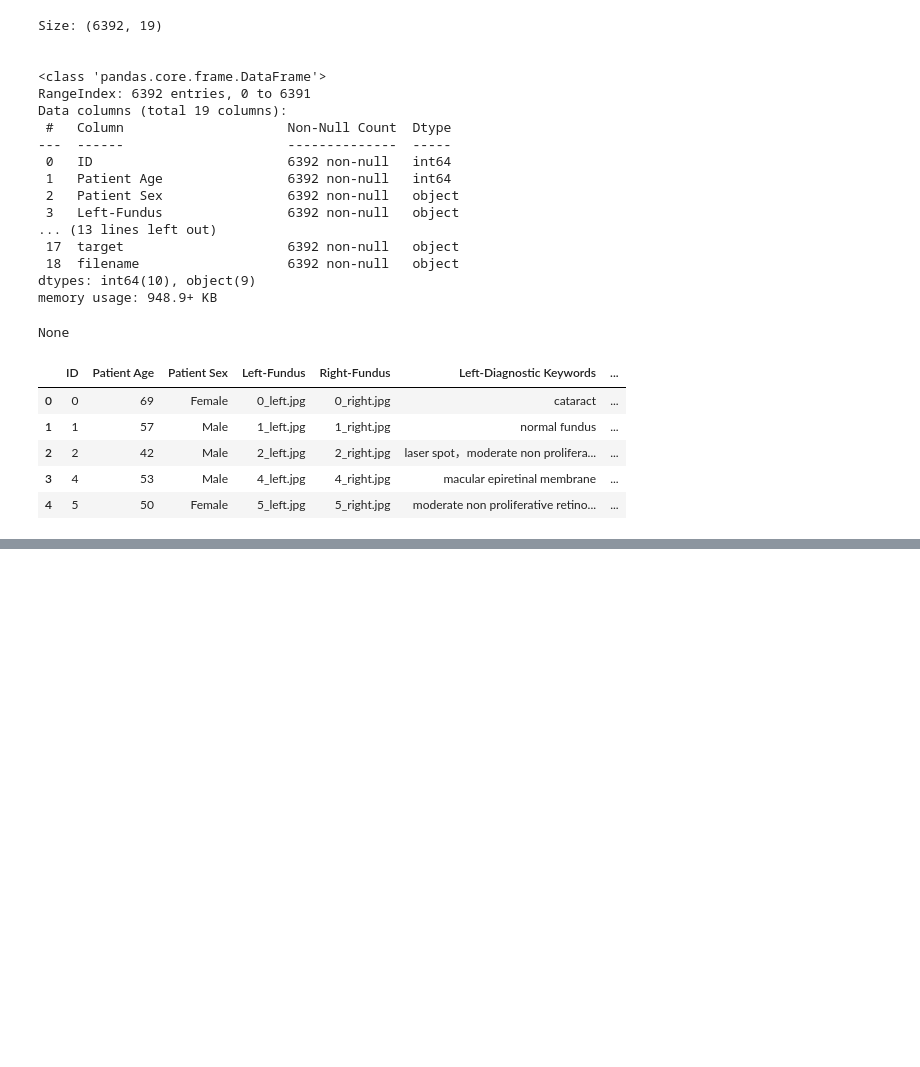
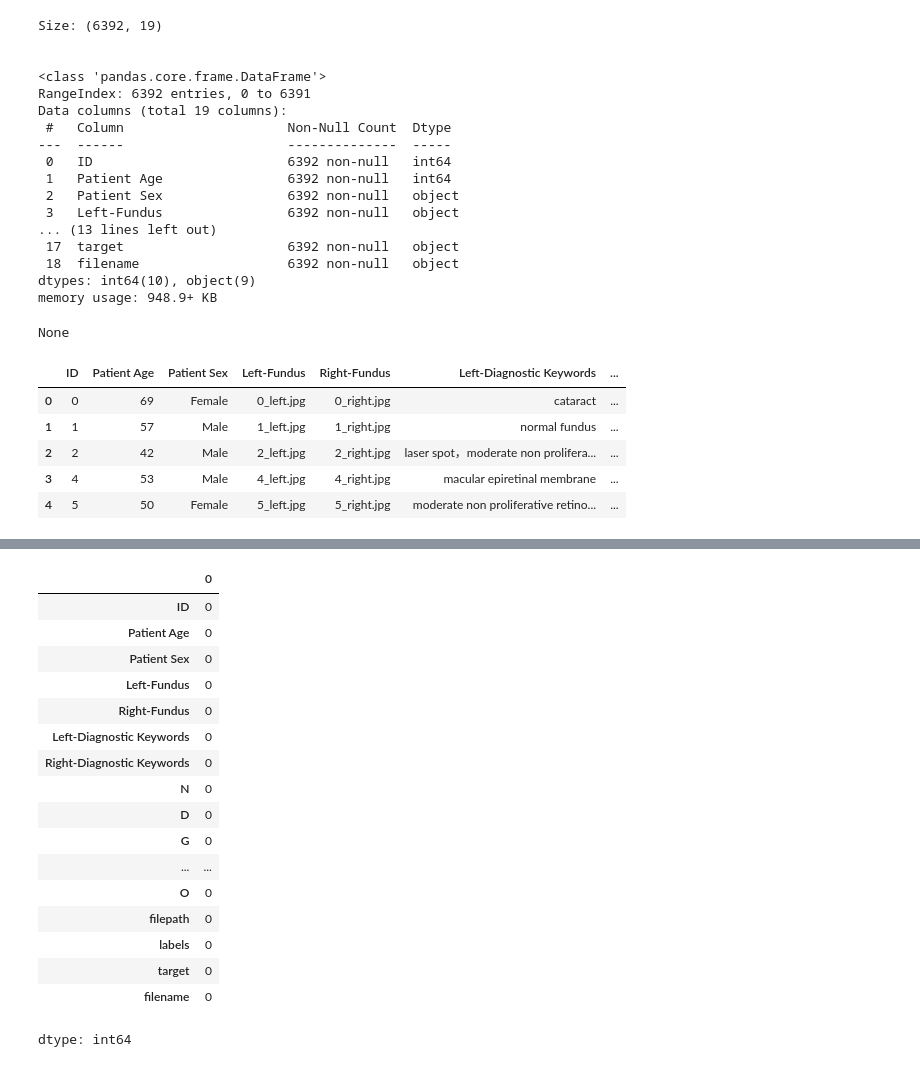
Before and after one commit to tasawar301/final_year_ocular, a Jupyter notebook: OCULAR_1.ipynb, the cells around one changed output, grey strips where cells are left out. Cells and saved outputs as stored; diff of their text form; code cells hidden in the pictures; blank space fills up the shorter version.

```diff
--- a/OCULAR_1.ipynb
+++ b/OCULAR_1.ipynb
@@ -54,0 +75,21 @@ None
+# %%
+data_df.isnull().sum()
+# %% [output]
+|  | 0 |
+| ID | 0 |
+| Patient Age | 0 |
+| Patient Sex | 0 |
+| Left-Fundus | 0 |
+| Right-Fundus | 0 |
+| Left-Diagnostic Keywords | 0 |
+| Right-Diagnostic Keywords | 0 |
+| N | 0 |
+| D | 0 |
+| G | 0 |
+| ... | ... |
+| O | 0 |
+| filepath | 0 |
+| labels | 0 |
+| target | 0 |
+| filename | 0 |
+dtype: int64
```
Also changed, not shown: parts of 5 cells of this notebook.
